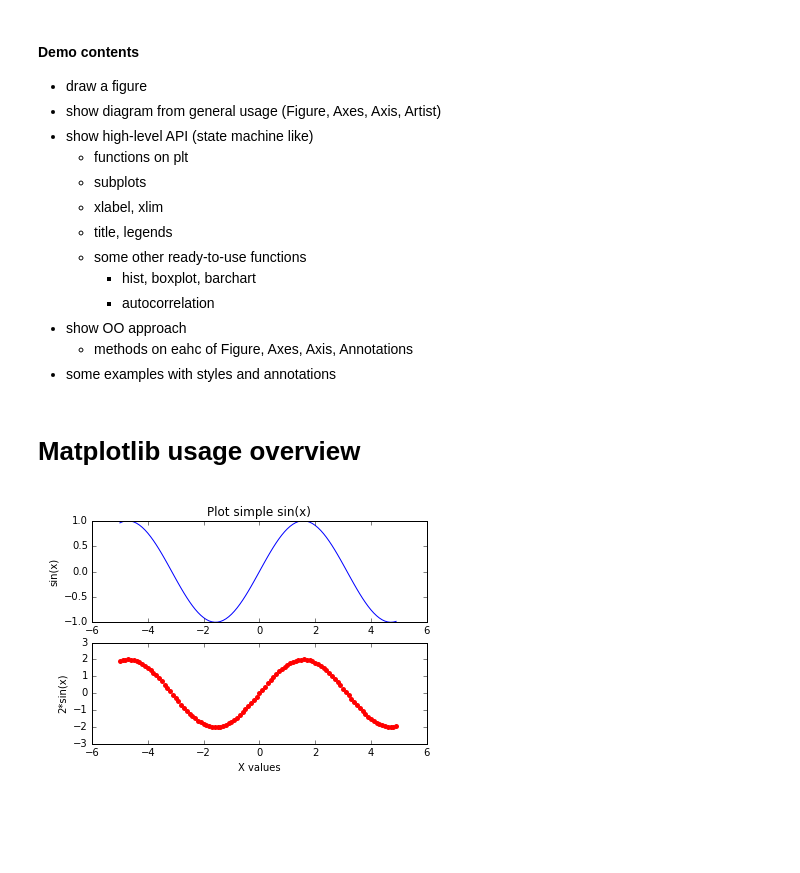
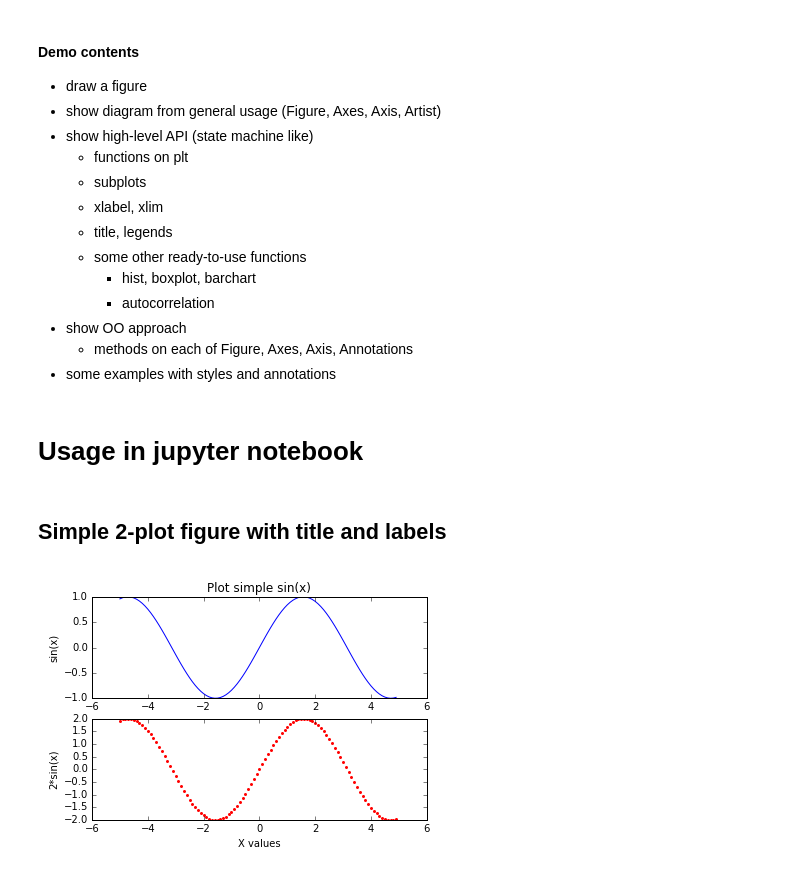
Before and after one commit to gurbanics/pytech-vis, a Jupyter notebook: notebooks/Matplotlib.ipynb, the cells around one changed output. Drawn from its saved outputs; the diff is of its cells as text; code cells hidden in the pictures; blank space fills up the shorter version.

```diff
--- a/notebooks/Matplotlib.ipynb
+++ b/notebooks/Matplotlib.ipynb
@@ -11,10 +11,10 @@
         * hist, boxplot, barchart
         * autocorrelation
 * show OO approach
-    * methods on eahc of Figure, Axes, Axis, Annotations
+    * methods on each of Figure, Axes, Axis, Annotations
 * some examples with styles and annotations
-# %% [markdown]
-# Matplotlib usage overview
+# %% [markdown]
+# Usage in jupyter notebook
 # %%
 ## INIT: usual way to display plots inline and import the matplotlib library
 %matplotlib inline
@@ -28,27 +28,28 @@ import matplotlib.pyplot as plt
 # set the format of the embedded figures (specific to the 'inline' backend)
 from IPython.display import set_matplotlib_formats
 set_matplotlib_formats('pdf', 'png', 'svg')
+# %% [markdown]
+## Simple 2-plot figure with title and labels
 # %%
 ## generate some dummy data
 x = np.arange(-5, 5, .1)
 y = np.sin(x)
 
 ## let's create two plots in a row
 # define the 2 plots, use the 1st as active
 plt.subplot(2, 1, 1)
 plt.plot(x,y)
 # plt.xlabel("X values")
 plt.ylabel("sin(x)")
 plt.title("Plot simple sin(x)")
 # activate the 2nd plot within the figure
 plt.subplot(2, 1, 2)
-plt.plot(x, 2*y, "ro", markersize=5, markeredgecolor='none')
+plt.plot(x, 2*y, "ro", markersize=3, markeredgecolor='none')
 plt.xlabel("X values")
 # ,bbox=dict(facecolor='red', alpha=0.3), x=0, y=-.2 ;
-plt.ylabel("2*sin(x)")
-plt.ylim(-3, 3);
+plt.ylabel("2*sin(x)");
 # %% [output]
-[figure, old version]
+[figure, new version]
 # %% [markdown]
 ## Main concepts in Matplotlib
 ![test](./figs/matplotlib_fig_map.png)
```
Also changed, not shown: parts of 31 cells of this notebook, 5 other files.
